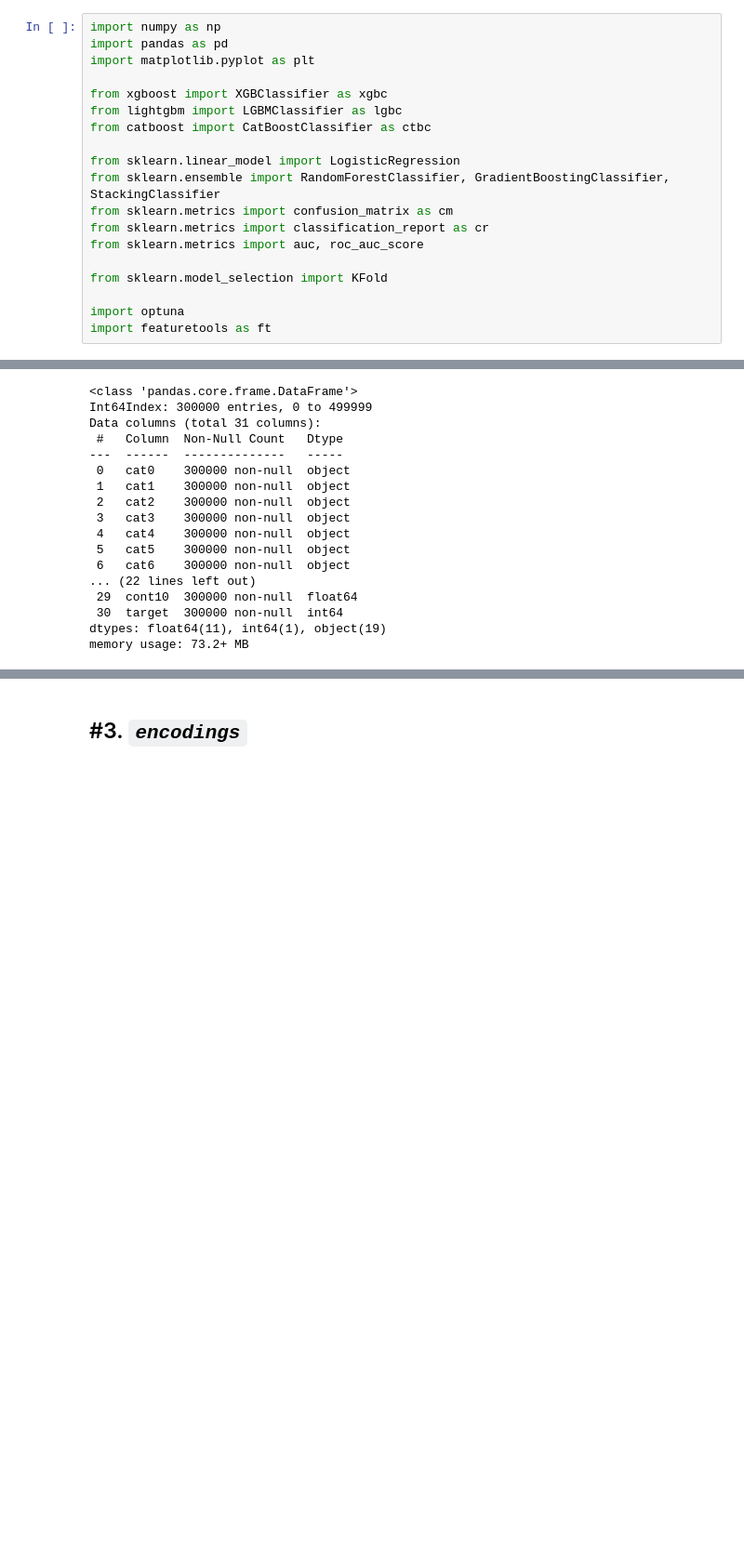
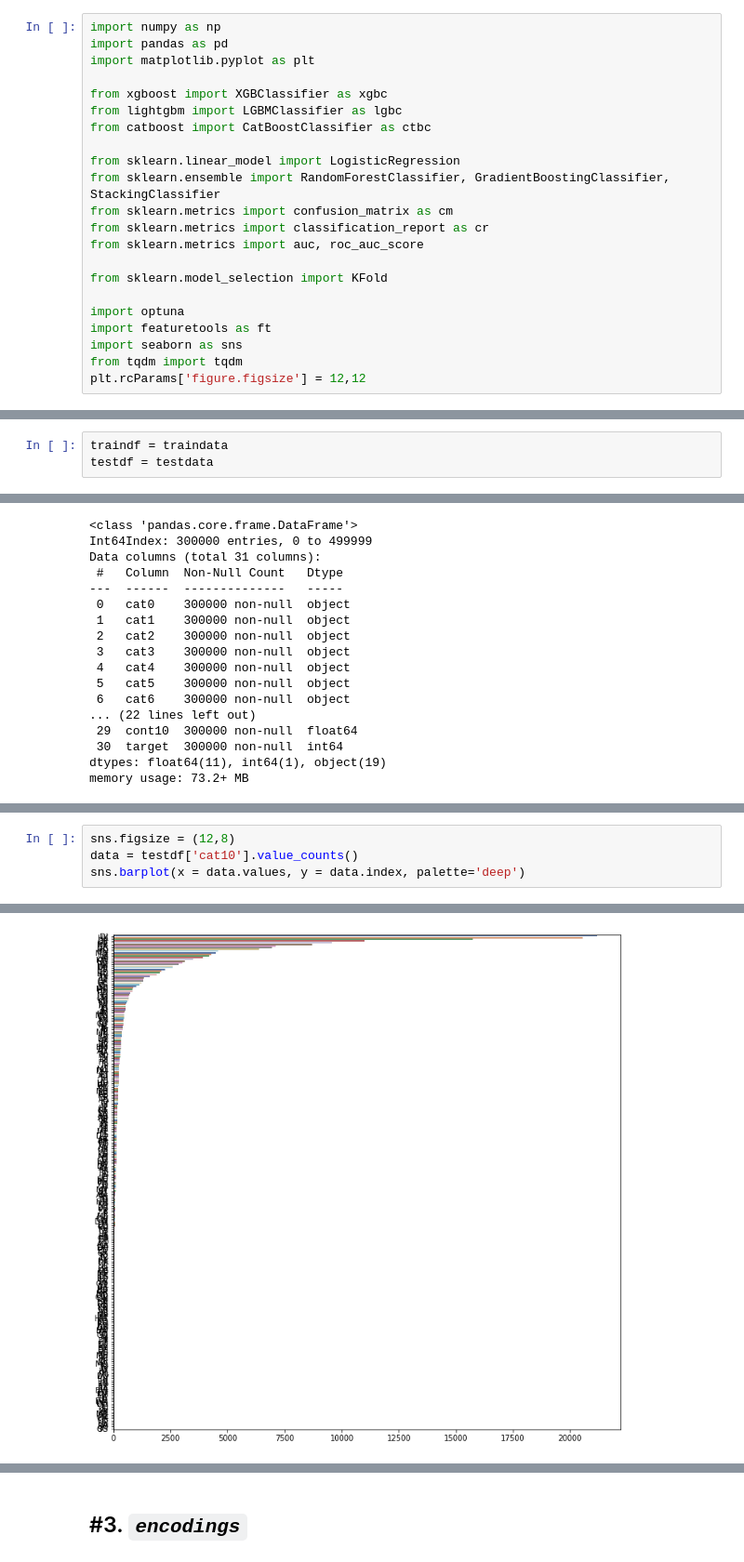
Before and after one commit to Roudranil/competitions, a Jupyter notebook: Kaggle/Tabular Playground March/tab_playground_mar.ipynb, the cells around one changed output, grey strips where cells are left out. Shown: that part at 93% size. Cells and saved outputs as stored; diff of their text form; blank space fills up the shorter version.

```diff
--- a/Kaggle/Tabular Playground March/tab_playground_mar.ipynb
+++ b/Kaggle/Tabular Playground March/tab_playground_mar.ipynb
@@ -35,6 +35,9 @@ from sklearn.model_selection import KFold
 
 import optuna
 import featuretools as ft
+import seaborn as sns
+from tqdm import tqdm
+plt.rcParams['figure.figsize'] = 12,12
 # %%
 import h2o
 h2o.init()
@@ -42,6 +45,9 @@ h2o.init()
 traindata = pd.read_csv('/content/drive/MyDrive/data/kaggle_tabplayground_mar/train.csv', index_col=0)
 testdata = pd.read_csv('/content/drive/MyDrive/data/kaggle_tabplayground_mar/test.csv', index_col=0)
 submission = pd.read_csv('/content/drive/MyDrive/data/kaggle_tabplayground_mar/sample_submission.csv', index_col=0)
+# %%
+traindf = traindata
+testdf = testdata
 # %%
 traintest = pd.concat([traindata.drop(columns=['target']), testdata])
 # %%
@@ -103,0 +127,5 @@ testdata.describe()
+# %%
+sns.figsize = (12,8)
+data = testdf['cat10'].value_counts()
+sns.barplot(x = data.values, y = data.index, palette='deep')
+# %% [output]
@@ -103,0 +133 @@ testdata.describe()
+[figure, added]
```
Also changed, not shown: parts of 9 cells of this notebook.
